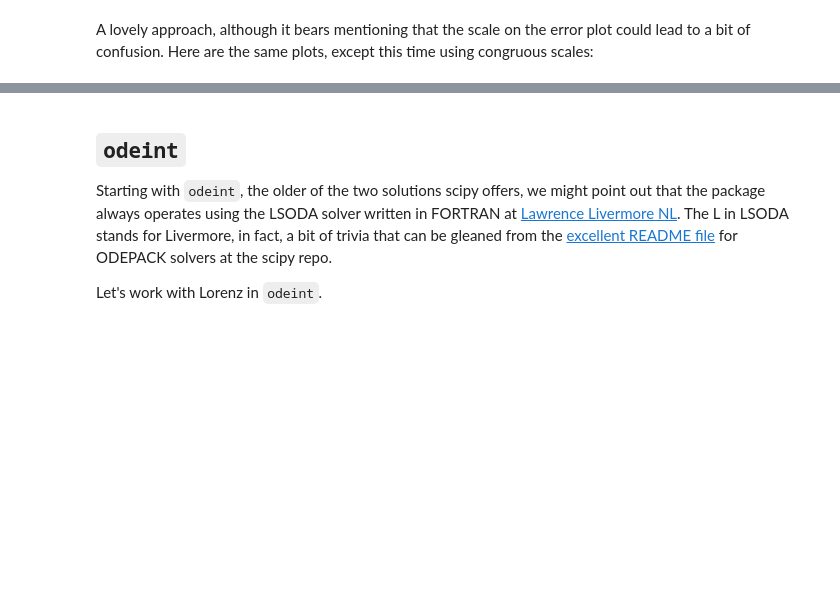
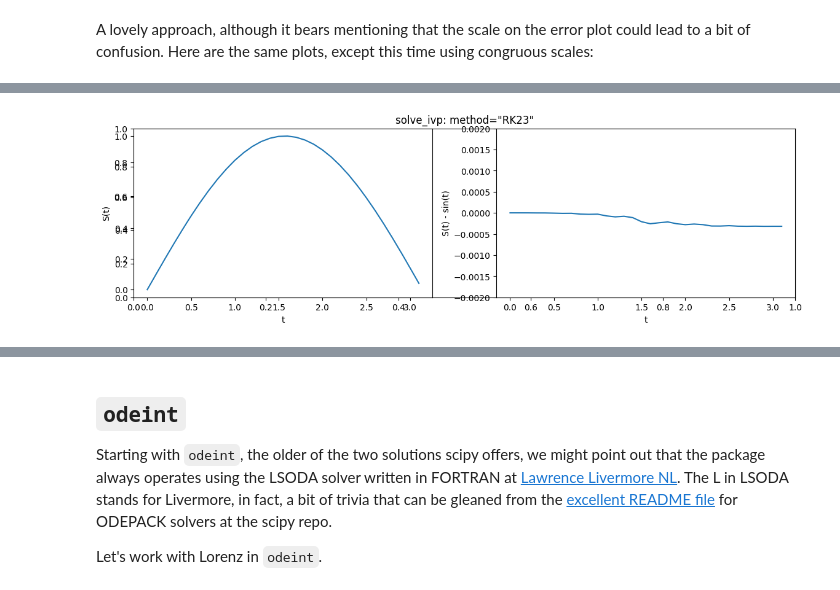
Before and after one commit to peterdresslar/scipy-differential, a Jupyter notebook: ScipyDifferential.ipynb, the cells around one changed output, grey strips where cells are left out. Saved outputs shown, nothing was run; the diff lists cells and outputs as text; code cells hidden in the pictures; blank space fills up the shorter version.

```diff
--- a/ScipyDifferential.ipynb
+++ b/ScipyDifferential.ipynb
@@ -84,0 +91,18 @@ As we can (can't!) see, solve_ivp performs well enough relative to scale for a s
+# %%
+solution_23 = solve_ivp(cos_func, [0, np.pi], [0], method='RK23', t_eval=t_eval)
+
+plt.figure(figsize = (12, 4))
+plt.title('solve_ivp: method="RK23"')
+plt.subplot(121)
+plt.plot(solution_23.t, solution_23.y[0])
+plt.xlabel('t')
+plt.ylabel('S(t)')
+plt.subplot(122)
+plt.plot(solution_23.t, solution_23.y[0] - np.sin(solution_23.t))
+plt.xlabel('t')
+plt.ylabel('S(t) - sin(t)')
+plt.ylim(-0.002, 0.002)
+plt.tight_layout()
+plt.show()
+# %% [output]
+[figure, added]
```
Also changed, not shown: parts of 10 cells of this notebook.
